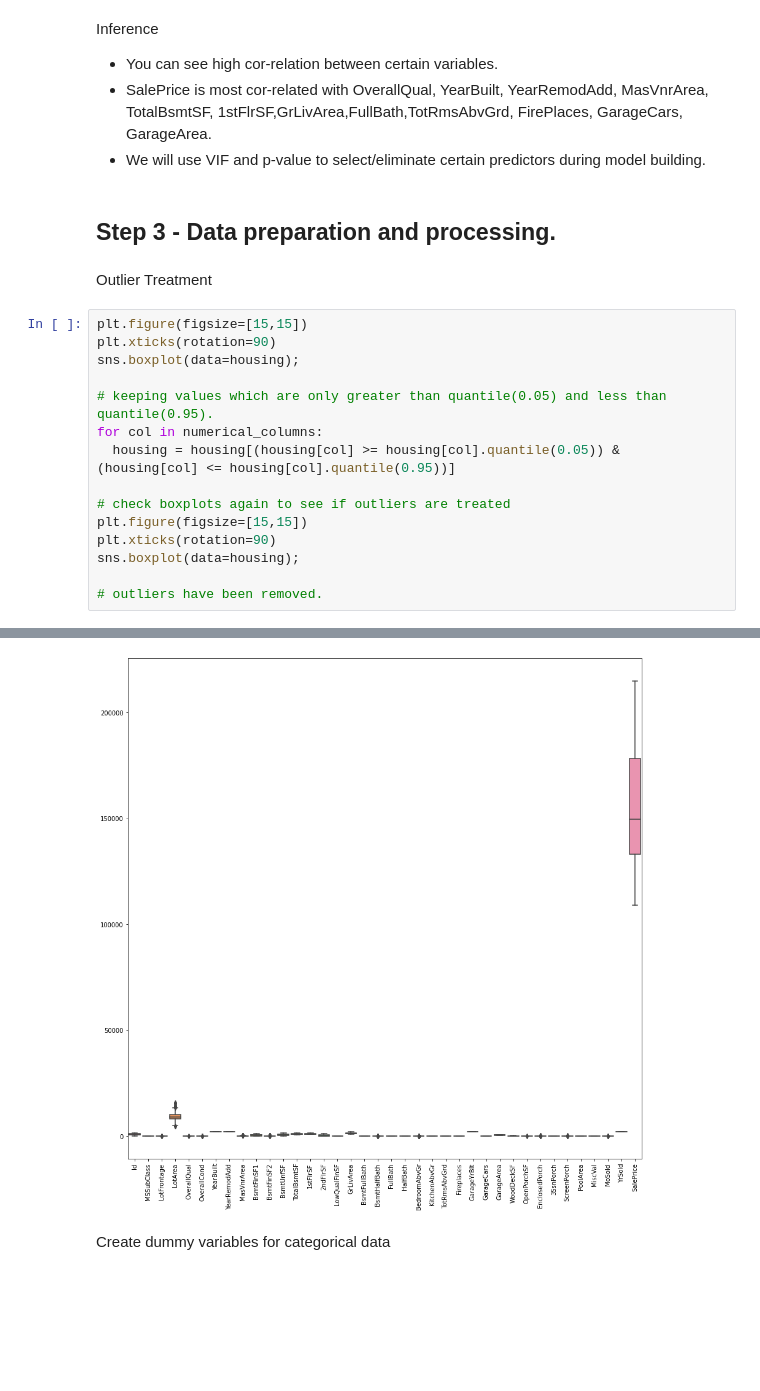
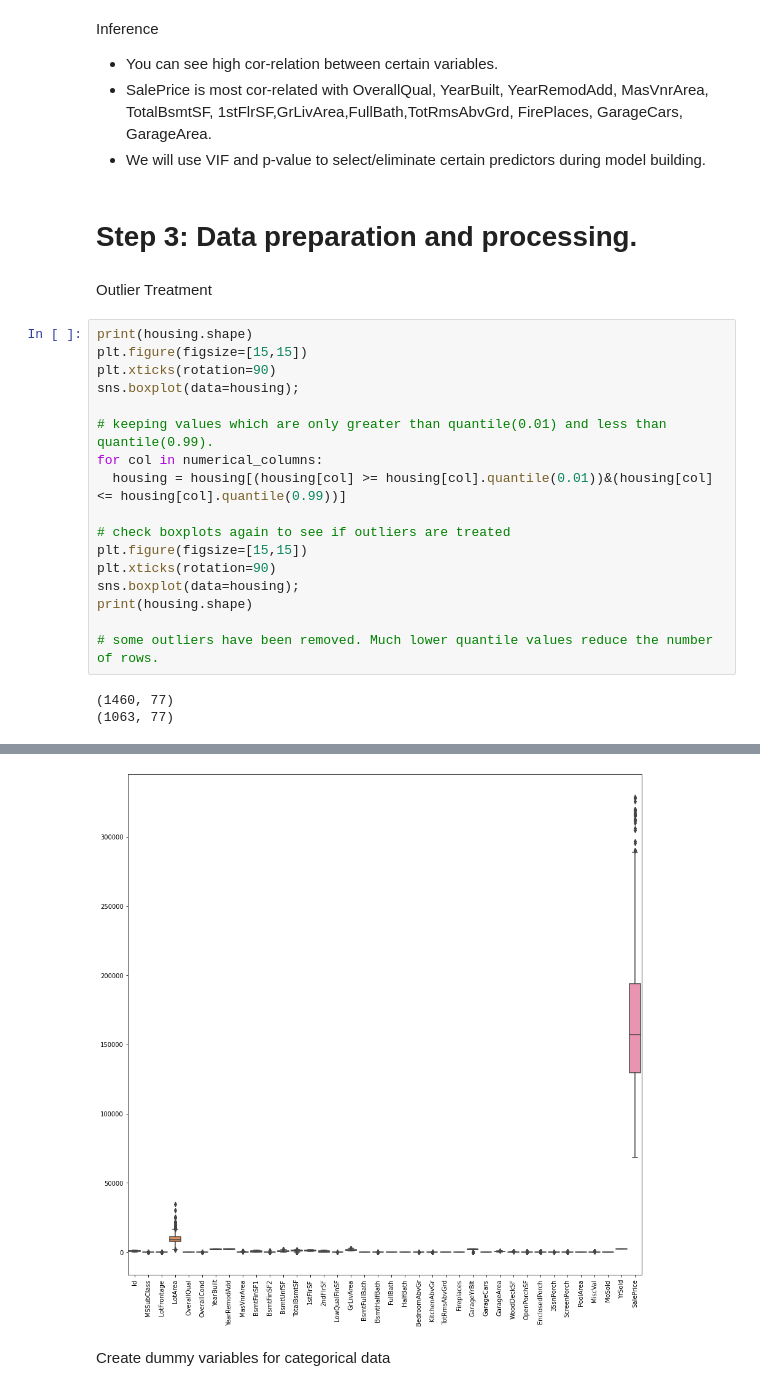
Before and after one commit to kishore-n-george/advanced-linear-regression, a Jupyter notebook: Advanced+Linear+Regression+Housing+Case+Study.ipynb, the cells around one changed output, grey strips where cells are left out. Drawn from its saved outputs; the diff is of its cells as text; blank space fills up the shorter version.

```diff
--- a/Advanced+Linear+Regression+Housing+Case+Study.ipynb
+++ b/Advanced+Linear+Regression+Housing+Case+Study.ipynb
@@ -454,27 +455,31 @@ Inference
 - SalePrice is most cor-related with OverallQual, YearBuilt, YearRemodAdd, MasVnrArea, TotalBsmtSF, 1stFlrSF,GrLivArea,FullBath,TotRmsAbvGrd, FirePlaces, GarageCars, GarageArea.
 - We will use VIF and p-value to select/eliminate certain predictors during model building.
 # %% [markdown]
-## Step 3 - Data preparation and processing.
+# Step 3: Data preparation and processing.
 # %% [markdown]
 Outlier Treatment
 # %%
+print(housing.shape)
 plt.figure(figsize=[15,15])
 plt.xticks(rotation=90)
 sns.boxplot(data=housing);
 
-# keeping values which are only greater than quantile(0.05) and less than quantile(0.95).
+# keeping values which are only greater than quantile(0.01) and less than quantile(0.99).
 for col in numerical_columns:
-  housing = housing[(housing[col] >= housing[col].quantile(0.05)) & (housing[col] <= housing[col].quantile(0.95))]
+  housing = housing[(housing[col] >= housing[col].quantile(0.01))&(housing[col] <= housing[col].quantile(0.99))]
 
 # check boxplots again to see if outliers are treated
 plt.figure(figsize=[15,15])
 plt.xticks(rotation=90)
 sns.boxplot(data=housing);
+print(housing.shape)
 
-# outliers have been removed.
+# some outliers have been removed. Much lower quantile values reduce the number of rows.
 # %% [output]
+(1460, 77)
+(1063, 77)
 [figure]
-[figure, old version]
+[figure, new version]
 # %% [markdown]
 Create dummy variables for categorical data
 # %%
```
Also changed, not shown: parts of 127 cells of this notebook.
